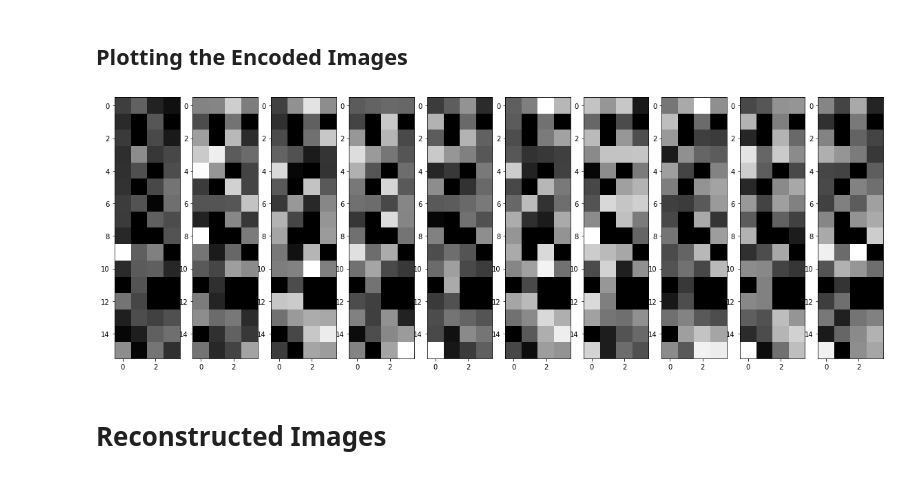
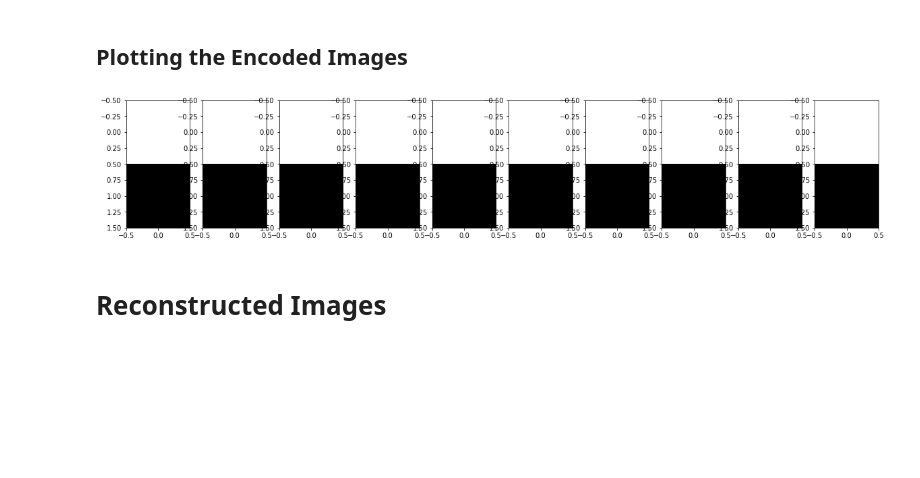
Before and after one commit to Vaibhav11002/MTech-Thesis-IITH, a Jupyter notebook: Autoencoders/AUTOENCODERS.ipynb, the cells around one changed output. Drawn from its saved outputs; the diff is of its cells as text; code cells hidden in the pictures; blank space fills up the shorter version.

```diff
--- a/Autoencoders/AUTOENCODERS.ipynb
+++ b/Autoencoders/AUTOENCODERS.ipynb
@@ -79,7 +79,7 @@ plt.plot(X_train[0])
 # Vanilla Autoencoder Implementation
 # %%
 input_size = 784
-hidden_size = 64
+hidden_size = 2 #64
 output_size = 784
 # %%
 x = Input(shape=(input_size,))
@@ -186,13 +172,13 @@ print(enc)
 # %%
 n = 10
 plt.figure(figsize=(20, 8))
 for i in range(n):
     ax = plt.subplot(1, n, i+1)
-    plt.imshow(encoded_images[i].reshape(4, 16).T)
+    plt.imshow(encoded_images[i].reshape(1, 2).T)
     plt.gray()
 plt.show()
 # %% [output]
-[figure, old version]
+[figure, new version]
 # %% [markdown]
 # Reconstructed Images
 # %%
```
Also changed, not shown: parts of 28 cells of this notebook, 5 other files.
